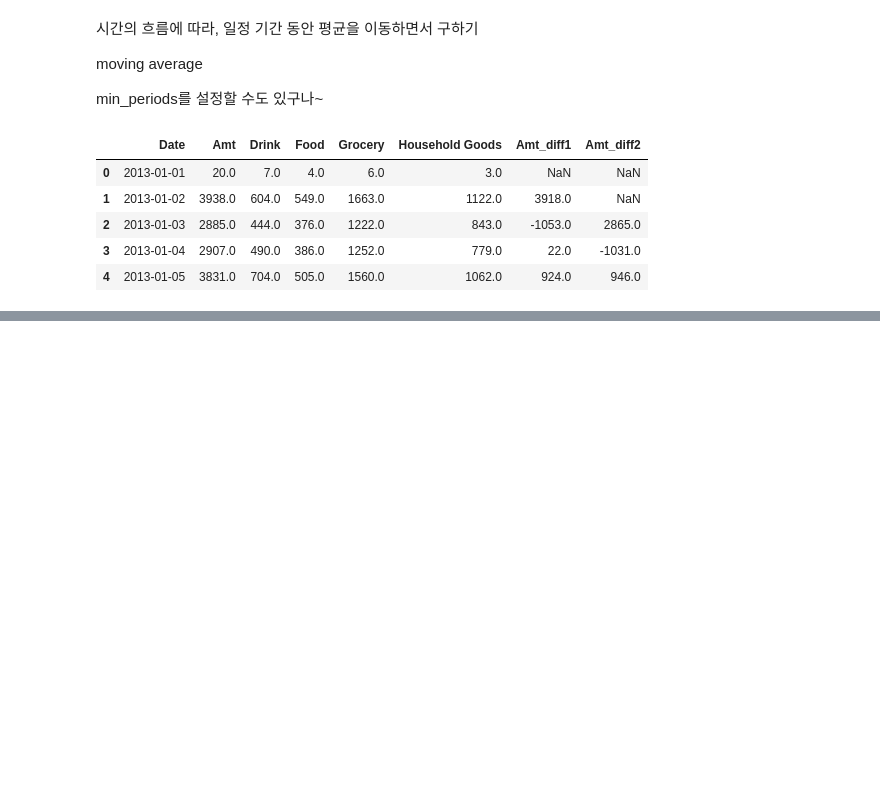
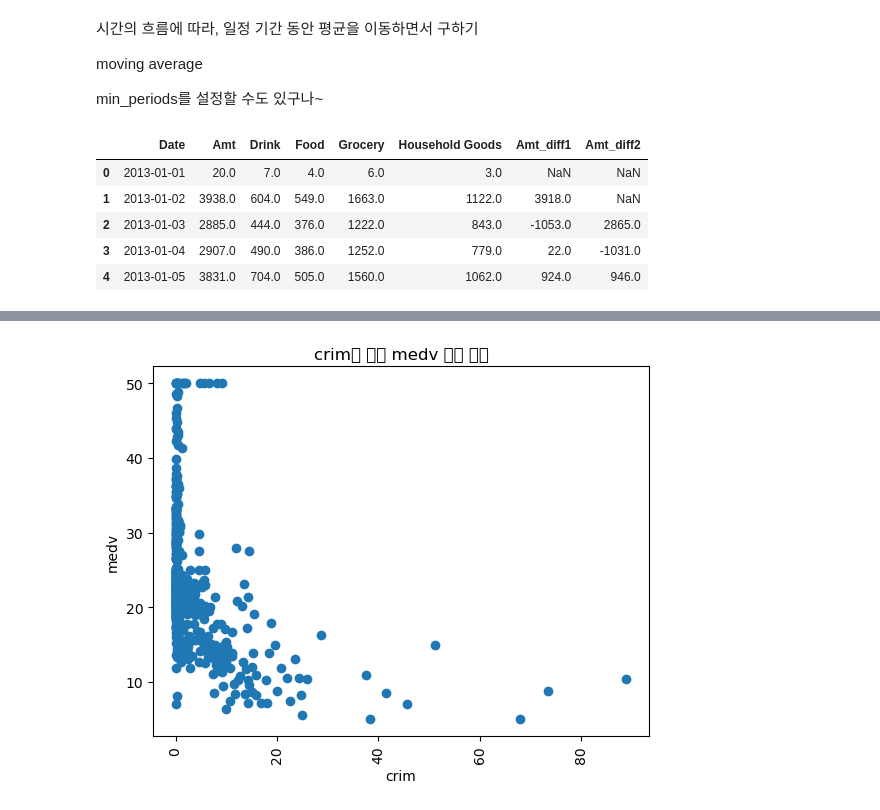
Before and after one commit to yewon-saurus/TIL, a Jupyter notebook: Python/01.numpy_and_pandas.ipynb, the cells around one changed output, grey strips where cells are left out. Saved outputs shown, nothing was run; the diff lists cells and outputs as text; code cells hidden in the pictures; blank space fills up the shorter version.

```diff
--- a/Python/01.numpy_and_pandas.ipynb
+++ b/Python/01.numpy_and_pandas.ipynb
@@ -484,0 +520,11 @@ data.head()
+# %%
+plt.scatter('crim','medv',data=boston)
+
+plt.xticks(rotation=90) # x축 라벨 rotation
+plt.xlabel('crim') # 축 레이블 붙이기
+plt.ylabel('medv')
+plt.title('crim에 따른 medv 분포 확인') # 그레프 타이틀
+
+plt.show()
+# %% [output]
+[figure, added]
```
Also changed, not shown: parts of 45 cells of this notebook.
